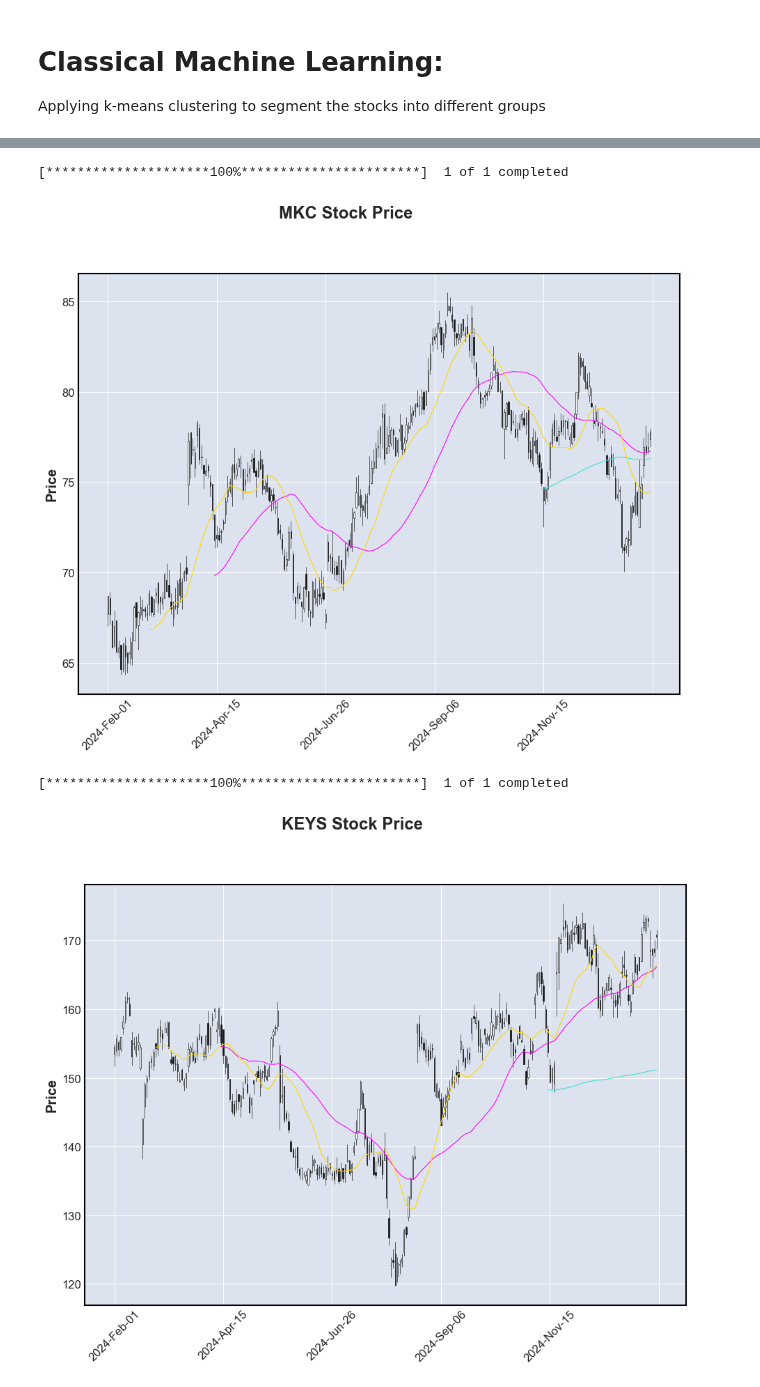
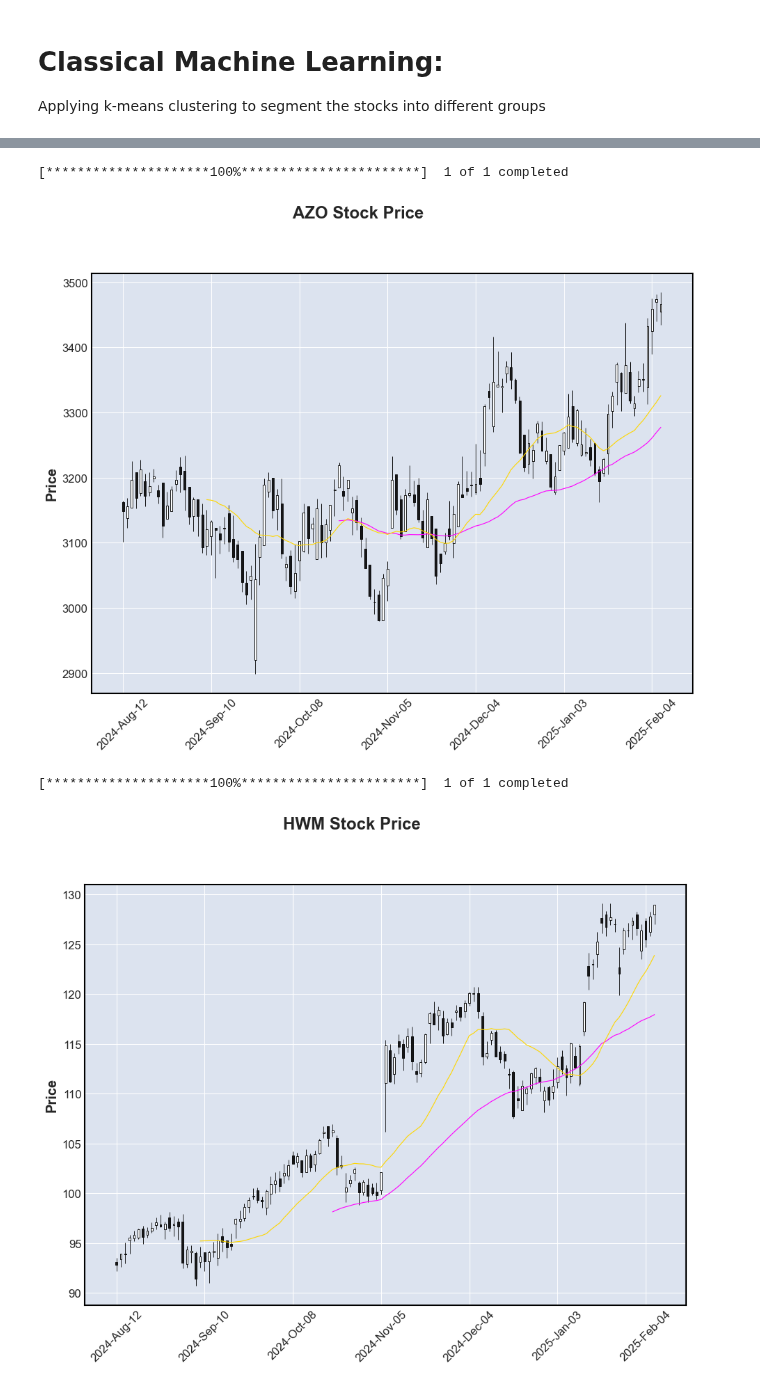
Before and after one commit to kevinhhl/portfolio-management-tools, a Jupyter notebook: Long Only Strategy/Part 1. Visualizing the Universe.ipynb, the cells around one changed output, grey strips where cells are left out. Saved outputs shown, nothing was run; the diff lists cells and outputs as text; code cells hidden in the pictures.

```diff
--- a/Long Only Strategy/Part 1. Visualizing the Universe.ipynb
+++ b/Long Only Strategy/Part 1. Visualizing the Universe.ipynb
@@ -17,3 +11,11 @@ crnt_portfolio = ['ABT','AMZN','AON','CBOE','CTVA','ECL','FOX','GE','GOOGL','INC
+# %%
+# Manual inputs
+TIMEFRAME = '1d'
+LOOKBACK_PERIOD = '1y'
+BENCHMARK = 'SPY'
+
+# How many stocks should exist in the portfolio
+N_CLUSTERS = 30
 # %% [markdown]
 # Preprocessing:
 # %%
@@ -52,13 +52,13 @@ ERROR BF.B: No price data found, symbol may be delisted (period=2y)
 # %%
-# drift = mean - 0.5 * variance (for sorting)
 er_stocks = {}
 _len1 = 20
 _len2 = 50
 _len3 = 200
-universe_stocks = [] # Final filtered list of stocks
+universe_stocks = []
 
-for e in _uptrend_stocks:
+for e in _candidates:
     try:
+        # drift = mean - 0.5 * variance (for sorting)
         _drift1 = e[-_len1:].mean() - 0.5 * e[-_len1:].var()
         _er1 = (1+_drift1)**252 - 1
         _drift2 = e[-_len2:].mean() - 0.5 * e[-_len2:].var()
@@ -70,7 +70,7 @@ for e in _uptrend_stocks:
         if _er1 > 0 and _er2 > 0 and _er3 > 0:
             universe_stocks.append(e.name)
 
-        er_stocks[e.name] = _er1
+        er_stocks[e.name] = _er3
     except:
         print("Count not calculate drift for", e.name)
 
@@ -135,9 +137,6 @@ for stock in universe_stocks:
 
 Applying k-means clustering to segment the stocks into different groups
 # %%
-
-N_CLUSTERS = 20
-
 # Features
 X = pd.DataFrame(list(zip(correl_with_SPY_map.values(), beta_map.values())), columns=["Correl", "Beta"])
 
@@ -210,11 +209,14 @@ cluster_map_clean.head()
 # cluster_map_clean.to_csv(os.path.join(os.getcwd(), "tmp_cluster_map.csv"))
 # os.system("open tmp_cluster_map.csv")
 # %%
+final_portfolio = []
 dict_cluster_ticker = {}
+
 for i in range(N_CLUSTERS):
     dict_cluster_ticker[i] = cluster_map_clean[cluster_map_clean['cluster'] == i]['Ticker'].to_list()
 
 # Print the stocks in each cluster
 for i in range(N_CLUSTERS):
     print("cluster_{}".format(i), "=", dict_cluster_ticker[i])
+    final_portfolio.append(dict_cluster_ticker[i][0])
 # %% [output]
@@ -281,19 +255,19 @@ from datetime import datetime, timedelta
 # %%
 # Define the current date and calculate the start date
-current_date = datetime.fromisoformat(str(_uptrend_stocks[0].index[-1]))
-start_date = current_date - timedelta(days=365)
+current_date = datetime.fromisoformat(str(_candidates[0].index[-1]))
+start_date = current_date - timedelta(days=180)
 
 # Loop through each ticker and plot the chart
-for ticker in to_acquire:
+for ticker in final_portfolio:
     # Download historical data for the past 252 days
     data = yf.download(ticker, start=start_date, end=current_date)
 
     # Plotting with moving averages
     mpf.plot(data, type='candle', title=f'{ticker} Stock Price',
              volume=False, mav=(200, 50, 20), show_nontrading=False, figscale=1.5)
 # %% [output]
 [*********************100%***********************]  1 of 1 completed
-[figure, old version]
+[figure, new version]
 [*********************100%***********************]  1 of 1 completed
-[figure, old version]
+[figure, new version]
 [*********************100%***********************]  1 of 1 completed
```
Also changed, not shown: parts of 17 cells of this notebook, 1 other file.
